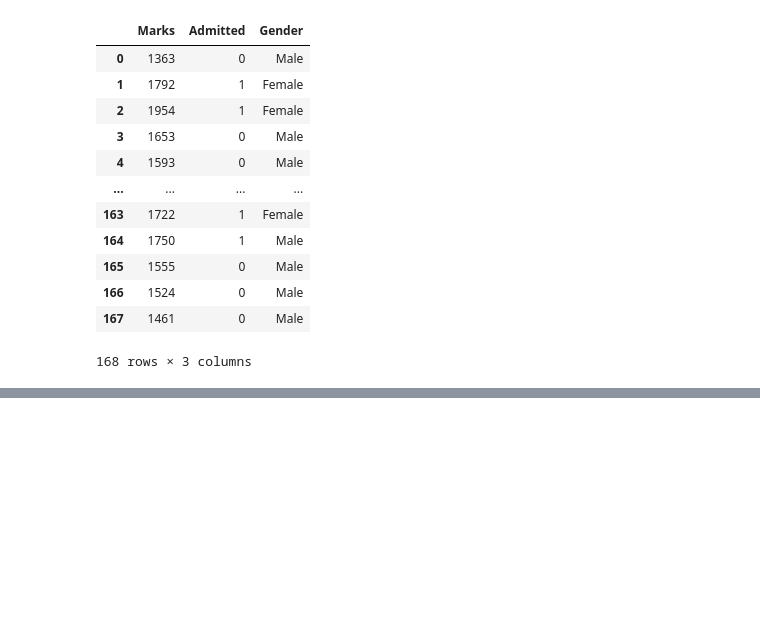
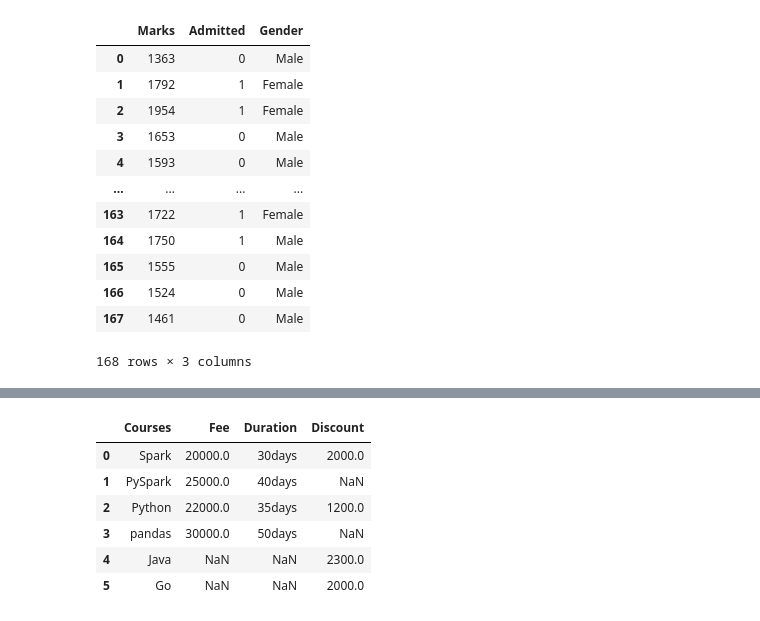
Before and after one commit to sithart/Datascience, a Jupyter notebook: week_7_Pandas.ipynb, the cells around one changed output, grey strips where cells are left out. Saved outputs shown, nothing was run; the diff lists cells and outputs as text; code cells hidden in the pictures; blank space fills up the shorter version.

```diff
--- a/week_7_Pandas.ipynb
+++ b/week_7_Pandas.ipynb
@@ -272,0 +418,15 @@ df3
+# %%
+technologies = {
+    'Courses':["Spark","PySpark","Python","pandas"],
+    'Fee' :[20000,25000,22000,30000],
+    'Duration':['30days','40days','35days','50days'],
+              }
+index_labels=['r1','r2','r3','r4']
+df1 = pd.DataFrame(technologies,index=index_labels)
+
+technologies2 = {
+    'Courses':["Spark","Java","Python","Go"],
+    'Discount':[2000,2300,1200,2000]
+              }
+index_labels2=['r1','r6','r3','r5']
+df2 = pd.DataFrame(technologies2,index=index_labels2)
@@ -272,0 +451,12 @@ df3
+# %%
+df6 = pd.merge(df1,df2, on='Courses', how = 'outer') #outer
+# %%
+df6
+# %% [output]
+|  | Courses | Fee | Duration | Discount |
+| 0 | Spark | 20000.0 | 30days | 2000.0 |
+| 1 | PySpark | 25000.0 | 40days | NaN |
+| 2 | Python | 22000.0 | 35days | 1200.0 |
+| 3 | pandas | 30000.0 | 50days | NaN |
+| 4 | Java | NaN | NaN | 2300.0 |
+| 5 | Go | NaN | NaN | 2000.0 |
```
Also changed, not shown: parts of 20 cells of this notebook, 3 other files.
